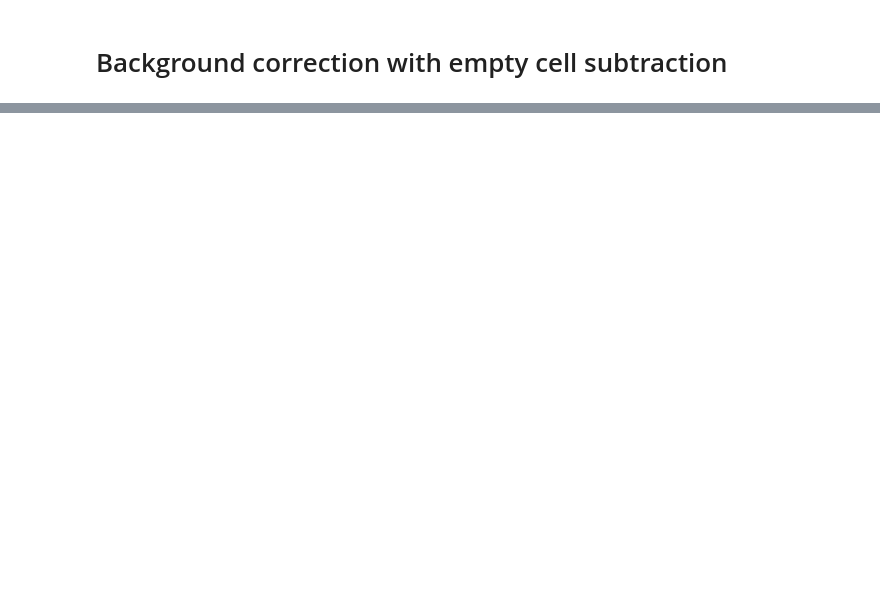
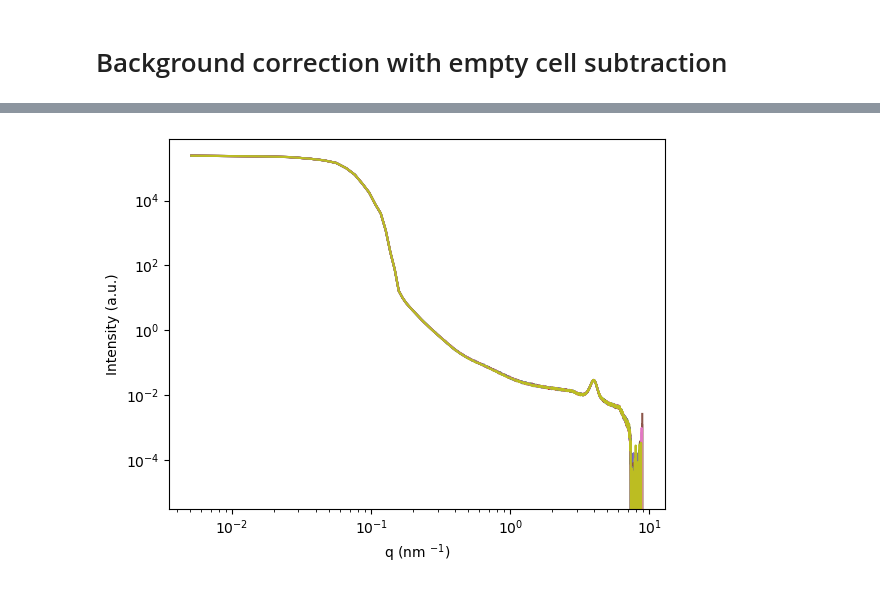
Before and after one commit to PronoyDutta/SAXS_WAXS, a Jupyter notebook: SAXS_WAXS_plotting.ipynb, the cells around one changed output, grey strips where cells are left out. Cells and saved outputs as stored; diff of their text form; code cells hidden in the pictures; blank space fills up the shorter version.

```diff
--- a/SAXS_WAXS_plotting.ipynb
+++ b/SAXS_WAXS_plotting.ipynb
@@ -833,0 +906,14 @@ Text(0.5, 0, 'q (nm $^{-1}$)')
+# %%
+# Manual data plotting SAXS
+
+for ikey in range(1,10):
+    X_data = 10*file_dictionary[ikey].iloc[:,0] # multipled by 10 to convert from inverse Angstrom to inverse nanometer
+    Y_data = file_dictionary[ikey].iloc[:,1]
+    plt.plot(X_data, Y_data)
+plt.xlabel('q (nm $^{-1}$)')
+plt.ylabel('Intensity (a.u.)')
+
+plt.xscale('log')
+plt.yscale('log')
+# %% [output]
+[figure, added]
```
Also changed, not shown: parts of 22 cells of this notebook.
